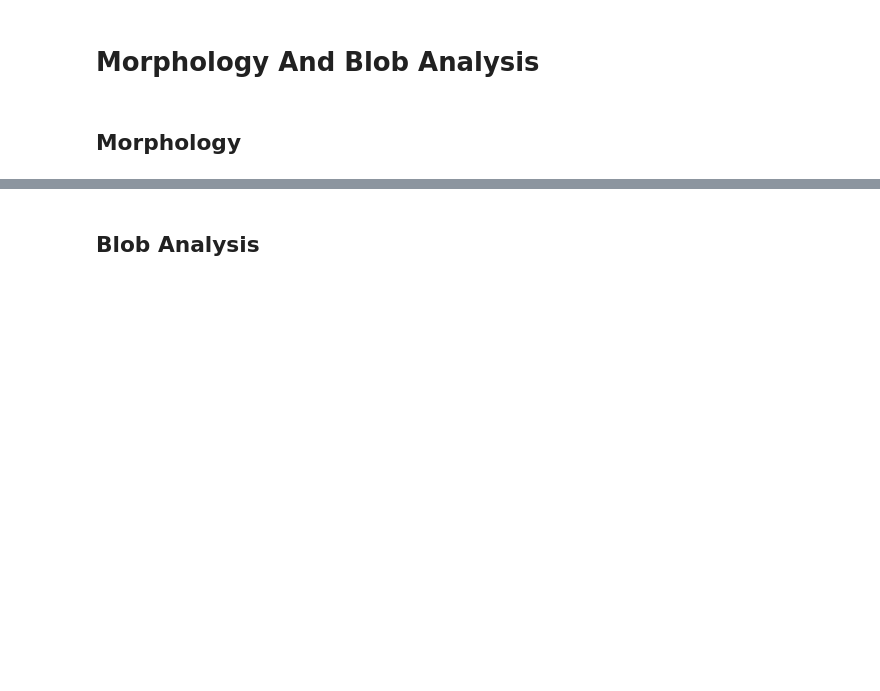
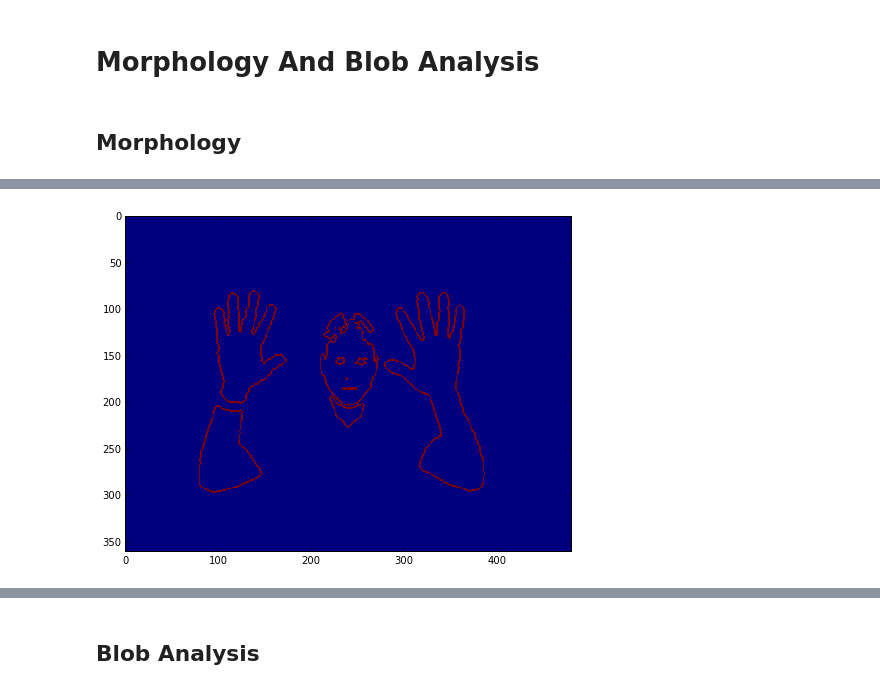
Before and after one commit to chengoldberg/xtr3d-challenge, a Jupyter notebook: notebooks/blob_analysis.ipynb, the cells around one changed output, grey strips where cells are left out. Saved outputs shown, nothing was run; the diff lists cells and outputs as text; code cells hidden in the pictures; blank space fills up the shorter version.

```diff
--- a/notebooks/blob_analysis.ipynb
+++ b/notebooks/blob_analysis.ipynb
@@ -53,3 +55,10 @@ Erosion - removes noise. Dilation - removes holes and joins nearby blobs
+# %%
+cont = cv2.bitwise_xor(img, cv2.dilate(img, kernel))
+plt.figure(3)
+plt.imshow(cont, interpolation='nearest')
+plt.show()
+# %% [output]
+[figure, added]
 # %%
 #open - denoise (first erode then dilate)
 img_open = cv2.dilate(img_eroded, kernel)
```
Also changed, not shown: parts of 6 cells of this notebook.
